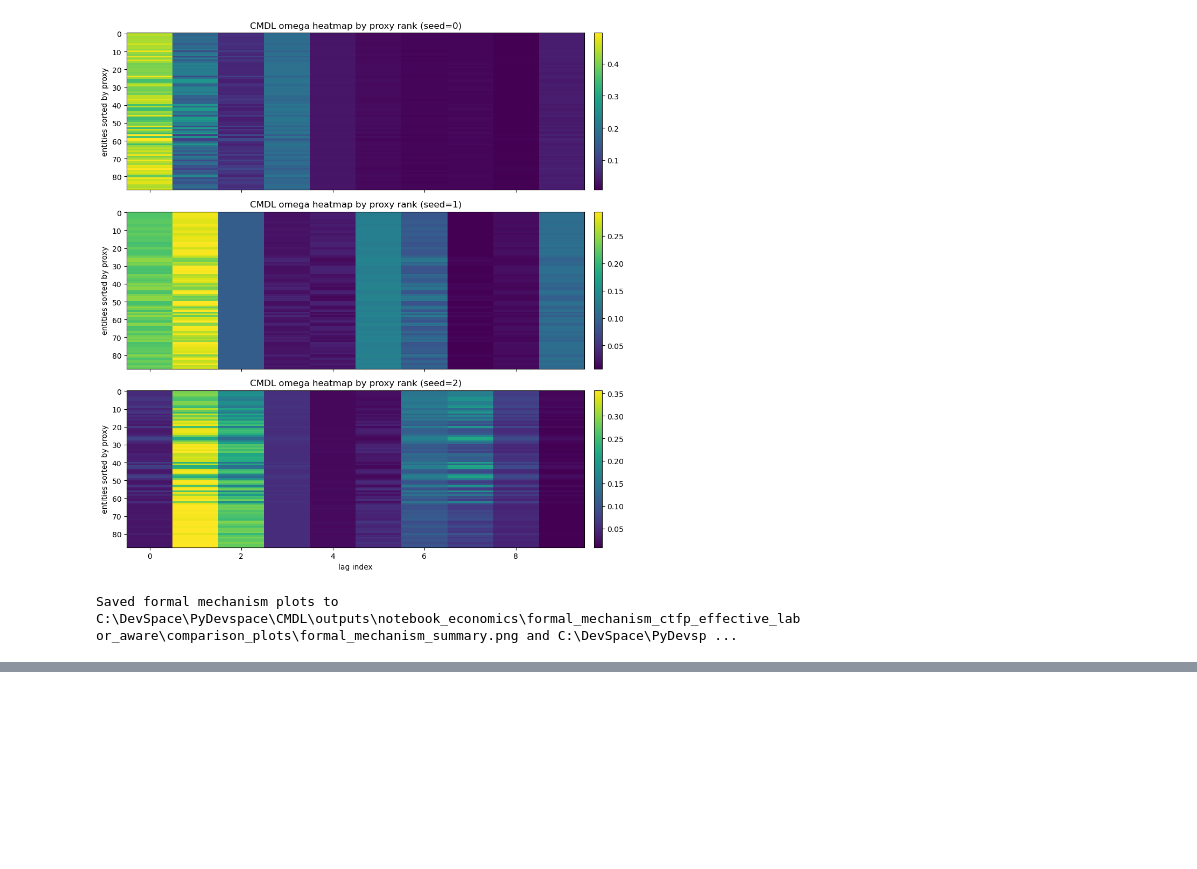
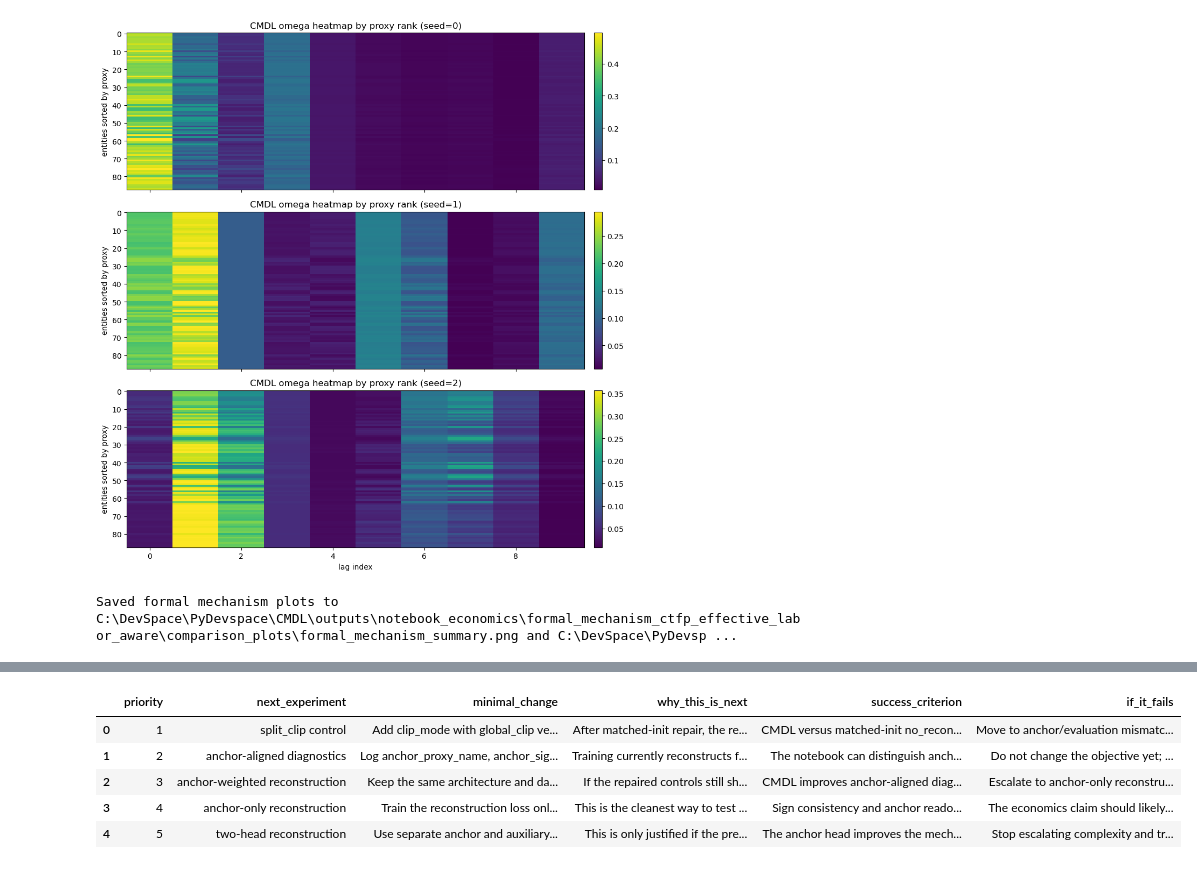
Before and after one commit to Oktinner0320/AC_GATE-CMDL, a Jupyter notebook: notebooks/02_economics_results.ipynb, the cells around one changed output, grey strips where cells are left out. Cells and saved outputs as stored; diff of their text form; code cells hidden in the pictures; blank space fills up the shorter version.

```diff
--- a/notebooks/02_economics_results.ipynb
+++ b/notebooks/02_economics_results.ipynb
@@ -1198,0 +1467,59 @@ Saved formal mechanism plots to C:\DevSpace\PyDevspace\CMDL\outputs\notebook_eco
+# %%
+economics_solution_hypotheses = pd.DataFrame(
+    [
+        {
+            "priority": 1,
+            "next_experiment": "split_clip control",
+            "minimal_change": "Add clip_mode with global_clip versus split_clip in the economics runners",
+            "why_this_is_next": "After matched-init repair, the remaining path from lambda_r to the task update is mainly global gradient clipping.",
+            "success_criterion": "CMDL versus matched-init no_recon becomes either even closer or the residual gap becomes cleanly attributable to clipping.",
+            "if_it_fails": "Move to anchor/evaluation mismatch rather than claiming reconstruction regularization is harmful.",
+        },
+        {
+            "priority": 2,
+            "next_experiment": "anchor-aligned diagnostics",
+            "minimal_change": "Log anchor_proxy_name, anchor_sign_convention, anchor-only readout quality, and all-proxy readout quality",
+            "why_this_is_next": "Training currently reconstructs four proxies, but the mechanism table still judges success with a single anchor proxy.",
+            "success_criterion": "The notebook can distinguish anchor improvement, auxiliary-proxy improvement, and mixed cases instead of compressing them into one rho.",
+            "if_it_fails": "Do not change the objective yet; first make the failure mode observable.",
+        },
+        {
+            "priority": 3,
+            "next_experiment": "anchor-weighted reconstruction",
+            "minimal_change": "Keep the same architecture and data contract, but give the effective-labor anchor a larger reconstruction weight",
+            "why_this_is_next": "If the repaired controls still show tension, the current all-proxy objective may be too diffuse relative to the mechanism anchor.",
+            "success_criterion": "CMDL improves anchor-aligned diagnostics without collapsing forecast quality or heterogeneity structure.",
+            "if_it_fails": "Escalate to anchor-only reconstruction instead of expanding the proxy bundle again.",
+        },
+        {
+            "priority": 4,
+            "next_experiment": "anchor-only reconstruction",
+            "minimal_change": "Train the reconstruction loss only on the effective-labor anchor while keeping auxiliary proxies as inputs or diagnostics",
+            "why_this_is_next": "This is the cleanest way to test whether auxiliary proxies are diluting the mechanism objective.",
+            "success_criterion": "Sign consistency and anchor readout improve while the AC encoder and learned lag effects remain active.",
+            "if_it_fails": "The economics claim should likely be downgraded to weak real-data support instead of strong validation.",
+        },
+        {
+            "priority": 5,
+            "next_experiment": "two-head reconstruction",
+            "minimal_change": "Use separate anchor and auxiliary reconstruction heads after the simpler controls above",
+            "why_this_is_next": "This is only justified if the previous controls confirm a real objective conflict rather than an optimization artifact.",
+            "success_criterion": "The anchor head improves the mechanism claim without losing the auxiliary information carried by the richer proxy bundle.",
+            "if_it_fails": "Stop escalating complexity and treat economics as a feasibility domain rather than the main proof domain.",
+        },
+    ]
+)
+
+economics_solution_hypotheses.to_csv(
+    formal_audit_dir / "economics_solution_hypotheses.csv",
+    index=False,
+)
+
+display(economics_solution_hypotheses)
+# %% [output]
+|  | priority | next_experiment | minimal_change | why_this_is_next | success_criterion | if_it_fails |
+| 0 | 1 | split_clip control | Add clip_mode with global_clip ve... | After matched-init repair, the re... | CMDL versus matched-init no_recon... | Move to anchor/evaluation mismatc... |
+| 1 | 2 | anchor-aligned diagnostics | Log anchor_proxy_name, anchor_sig... | Training currently reconstructs f... | The notebook can distinguish anch... | Do not change the objective yet; ... |
+| 2 | 3 | anchor-weighted reconstruction | Keep the same architecture and da... | If the repaired controls still sh... | CMDL improves anchor-aligned diag... | Escalate to anchor-only reconstru... |
+| 3 | 4 | anchor-only reconstruction | Train the reconstruction loss onl... | This is the cleanest way to test ... | Sign consistency and anchor reado... | The economics claim should likely... |
+| 4 | 5 | two-head reconstruction | Use separate anchor and auxiliary... | This is only justified if the pre... | The anchor head improves the mech... | Stop escalating complexity and tr... |
```
Also changed, not shown: parts of 3 cells of this notebook, 4 other files.
